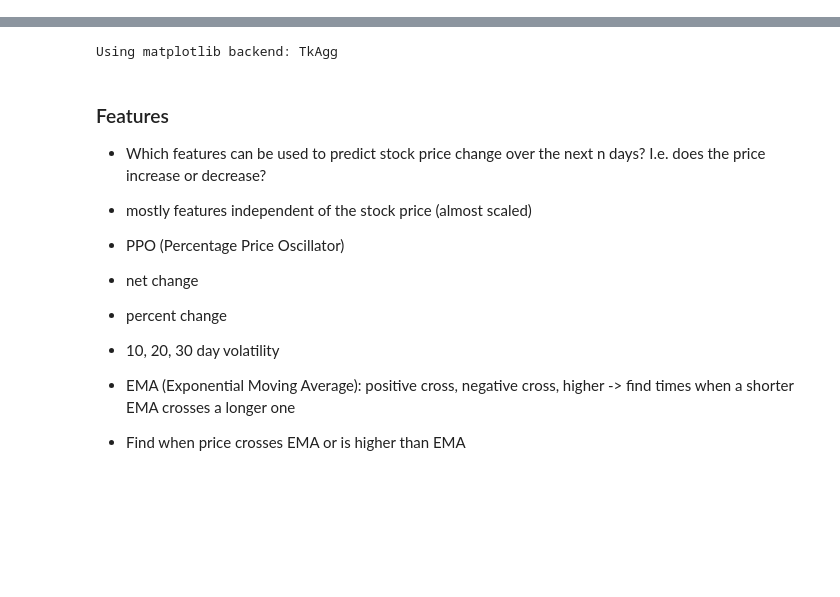
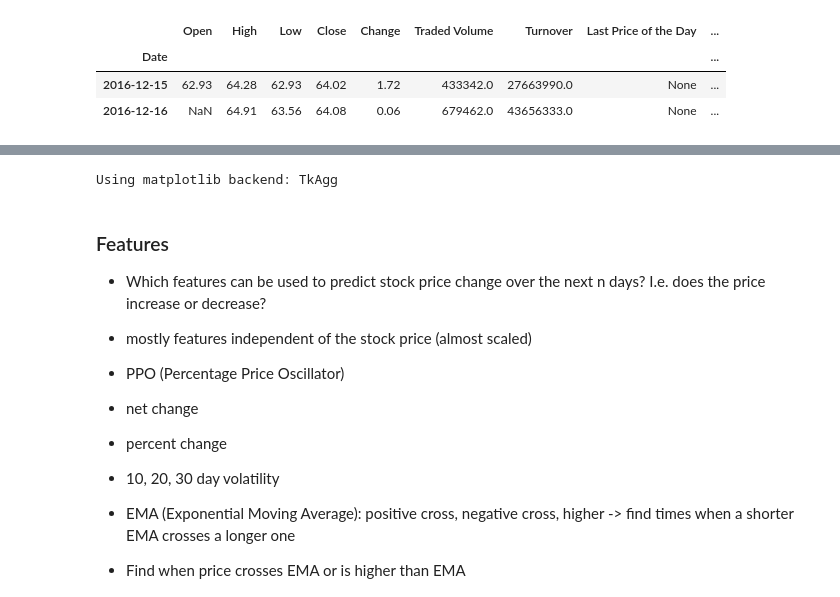
Before and after one commit to karagiag/CodeA, a Jupyter notebook: codea/modules/FinApp/MachineLearning_Test3_Clustering.ipynb, the cells around one changed output, grey strips where cells are left out. Drawn from its saved outputs; the diff is of its cells as text; code cells hidden in the pictures; blank space fills up the shorter version.

```diff
--- a/codea/modules/FinApp/MachineLearning_Test3_Clustering.ipynb
+++ b/codea/modules/FinApp/MachineLearning_Test3_Clustering.ipynb
@@ -0,0 +3,7 @@
+# %%
+quandl.get("FSE/AIR_X", rows = 2)
+# %% [output]
+|  | Open | High | Low | Close | Change | Traded Volume | Turnover | Last Price of the Day | ... |
+| Date |  |  |  |  |  |  |  |  | ... |
+| 2016-12-15 | 62.93 | 64.28 | 62.93 | 64.02 | 1.72 | 433342.0 | 27663990.0 | None | ... |
+| 2016-12-16 | NaN | 64.91 | 63.56 | 64.08 | 0.06 | 679462.0 | 43656333.0 | None | ... |
```
Also changed, not shown: parts of 6 cells of this notebook, 10 other files.
